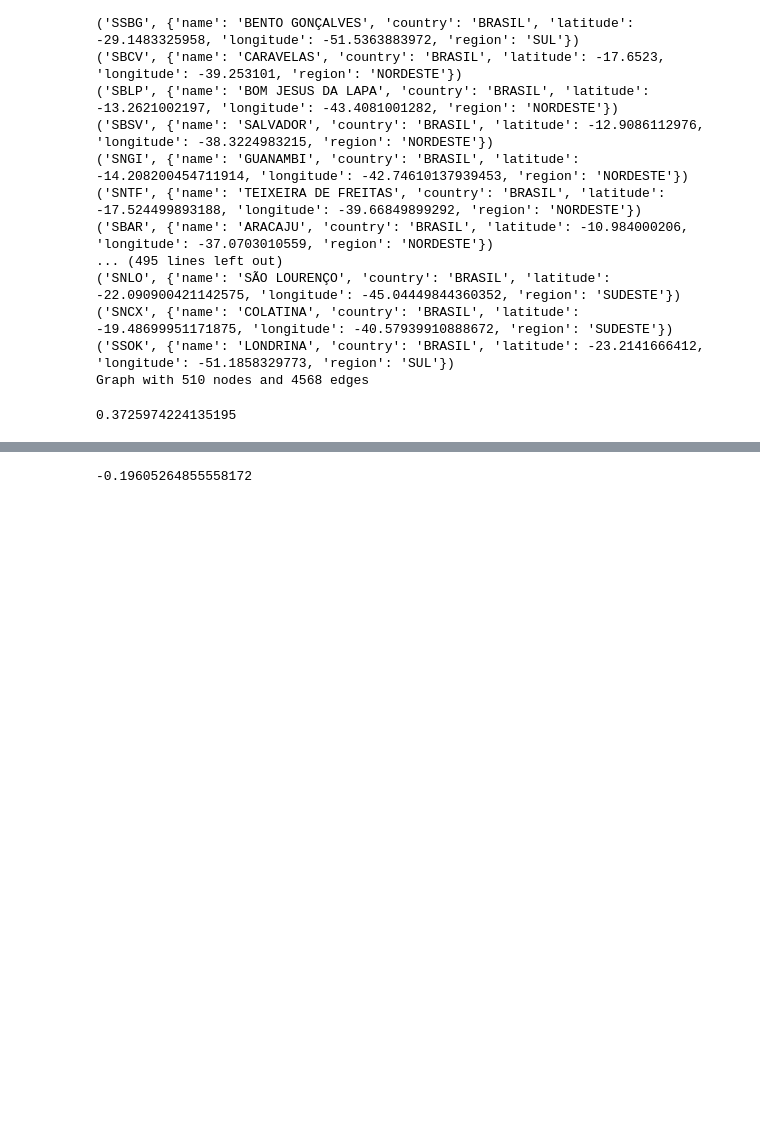
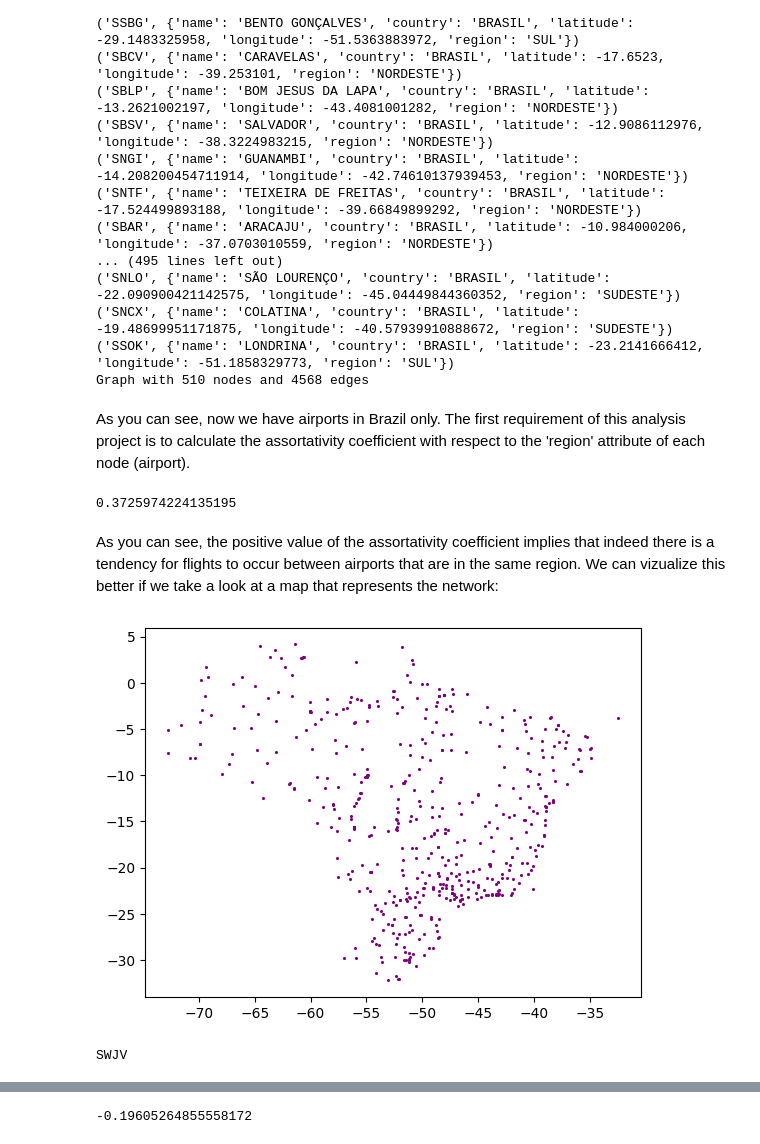
Before and after one commit to JoaoGabrielRA/AEDIIJ, a Jupyter notebook: week9/projectU2P1.ipynb, the cells around one changed output, grey strips where cells are left out. Drawn from its saved outputs; the diff is of its cells as text; code cells hidden in the pictures; blank space fills up the shorter version.

Commit message:
started making graph plot

```diff
--- a/week9/projectU2P1.ipynb
+++ b/week9/projectU2P1.ipynb
@@ -78,7 +79,11 @@ print(G)
 ('SNCX', {'name': 'COLATINA', 'country': 'BRASIL', 'latitude': -19.48699951171875, 'longitude': -40.57939910888672, 'region': 'SUDESTE'})
 ('SSOK', {'name': 'LONDRINA', 'country': 'BRASIL', 'latitude': -23.2141666412, 'longitude': -51.1858329773, 'region': 'SUL'})
 Graph with 510 nodes and 4568 edges
+# %% [markdown]
+As you can see, now we have airports in Brazil only. The first requirement of this analysis project is to calculate the assortativity coefficient with respect to the 'region' attribute of each node (airport).
 # %%
 nx.attribute_assortativity_coefficient(G, 'region')
 # %% [output]
 0.3725974224135195
+# %% [markdown]
+As you can see, the positive value of the assortativity coefficient implies that indeed there is a tendency for flights to occur between airports that are in the same region. We can vizualize this better if we take a look at a map that represents the network:
@@ -85,3 +93,19 @@ nx.attribute_assortativity_coefficient(G, 'region')
+# %%
+x = [float(coord) for coord in [node[1]['longitude'] for node in G.nodes(data=True)]]
+y = [float(coord) for coord in [node[1]['latitude'] for node in G.nodes(data=True)]]
+#img = plt.imread('brazilregions.png')
+#fig, ax = plt.subplots()
+#ax.imshow(img, extent=[-73.99055556, -34.79305556, -33.75194444, 5.571944444])
+plt.scatter(x, y, s=1.5, c='purple')
+plt.savefig(fname='graph.png', dpi=800)
+# %% [output]
+[figure, added]
+# %%
+for node in G.nodes(data=True):
+    if min(x) == float(node[1]['longitude']):
+        print(node[0])
+# %% [output]
+SWJV
 # %%
 nx.attribute_mixing_matrix(G, "region")
 # %% [output]
```
Also changed, not shown: parts of 8 cells of this notebook, 5 other files.
